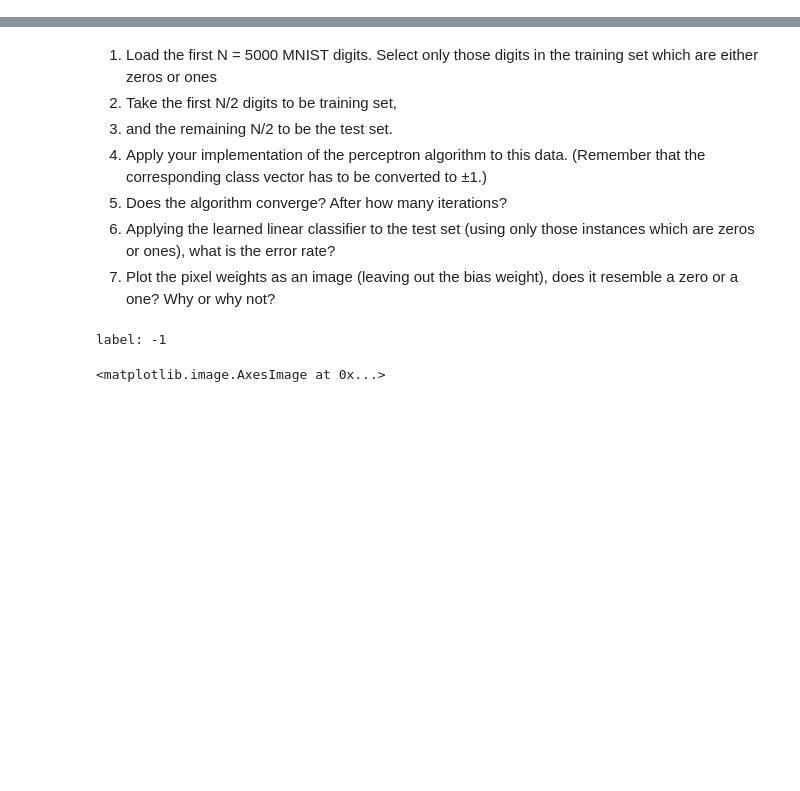
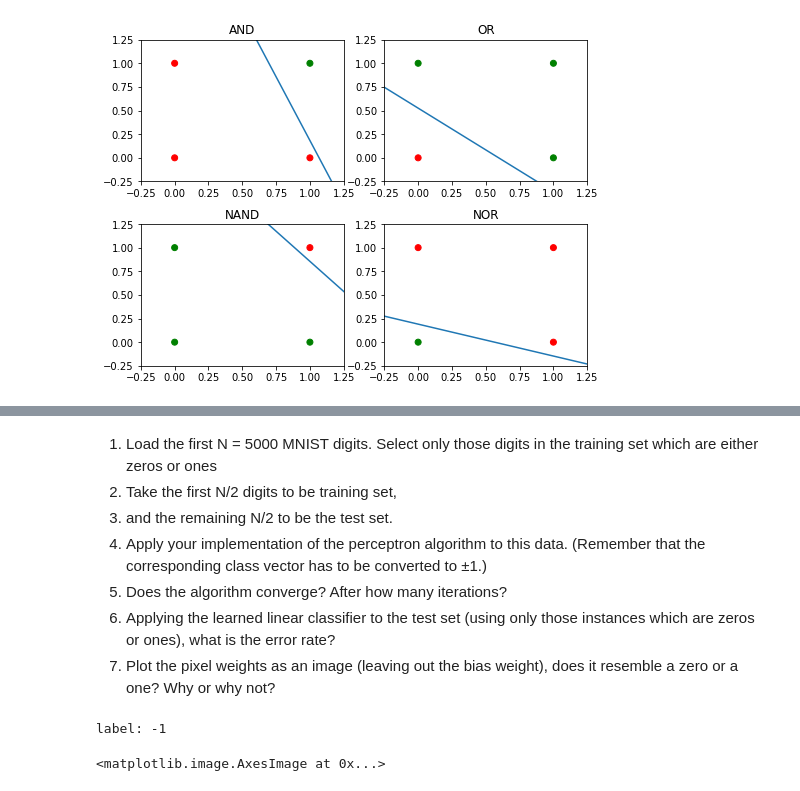
Before and after one commit to Kasparow/ml_project, a Jupyter notebook: task1.ipynb, the cells around one changed output, grey strips where cells are left out. Cells and saved outputs as stored; diff of their text form; code cells hidden in the pictures; blank space fills up the shorter version.

Commit message:
add subplot for converging logic gate cases

```diff
--- a/task1.ipynb
+++ b/task1.ipynb
@@ -0,0 +11,6 @@
+# %%
+import numpy as np
+import perceptron
+import json
+
+dataset = json.load(open("./test_data.json", "r"))
@@ -0,0 +19,86 @@
+# %%
+# Learning the decision boundary
+
+import matplotlib.pyplot as plt
+
+
+def get_colors(y):
+    colors = [None, 'green', 'red']  # class 1: green, class -1: red
+    return [colors[c] for c in y]
+
+
+plt.figure(figsize=(8, 6))
+X = np.array(dataset["and"]["X"])  # X is the same for all boolean logic cases
+
+# CASE AND
+y = dataset["and"]["y"]
+and_coefs, and_cls_errors = perceptron.fit(
+    perceptron.insert_intercept(X),
+    np.array(y),
+    max_epochs=15)
+
+xx = np.linspace(-0.5, 1.5, 10)
+yy = perceptron.decision_function2d(xx, and_coefs)
+
+plt.subplot(221)
+plt.xlim(-0.25, 1.25)
+plt.ylim(-0.25, 1.25)
+plt.scatter(X[:,0], X[:,1], c=get_colors(y))
+plt.plot(xx, yy)  # decision boundary
+plt.title("AND")
+
+# CASE OR
+y = dataset["or"]["y"]
+or_coefs, or_cls_errors = perceptron.fit(
+    perceptron.insert_intercept(X),
+    np.array(y),
+    max_epochs=15)
+
+xx = np.linspace(-0.5, 1.5, 10)
+yy = perceptron.decision_function2d(xx, or_coefs)
+
+plt.subplot(222)
+plt.xlim(-0.25, 1.25)
+plt.ylim(-0.25, 1.25)
+plt.scatter(X[:,0], X[:,1], c=get_colors(y))
+plt.plot(xx, yy)  # decision boundary
+plt.title("OR")
+
+# CASE NAND
+y = dataset["nand"]["y"]
+nand_coefs, nand_cls_errors = perceptron.fit(
+    perceptron.insert_intercept(X),
+    np.array(y),
+    max_epochs=15)
+
+xx = np.linspace(-0.5, 1.5, 10)
+yy = perceptron.decision_function2d(xx, nand_coefs)
+
+plt.subplot(223)
+plt.xlim(-0.25, 1.25)
+plt.ylim(-0.25, 1.25)
+plt.scatter(X[:,0], X[:,1], c=get_colors(y))
+plt.plot(xx, yy)  # decision boundary
+plt.title("NAND")
+
+# CASE NOR
+y = dataset["nor"]["y"]
+nor_coefs, nor_cls_errors = perceptron.fit(
+    perceptron.insert_intercept(X),
+    np.array(y),
+    max_epochs=15)
+
+xx = np.linspace(-0.5, 1.5, 10)
+yy = perceptron.decision_function2d(xx, nor_coefs)
+
+plt.subplot(224)
+plt.xlim(-0.25, 1.25)
+plt.ylim(-0.25, 1.25)
+plt.scatter(X[:,0], X[:,1], c=get_colors(y))
+plt.plot(xx, yy)  # decision boundary
+plt.title("NOR")
+
+plt.subplots_adjust(hspace=0.30)
+plt.show()
+# %% [output]
+[figure, added]
```
Also changed, not shown: parts of 19 cells of this notebook.
